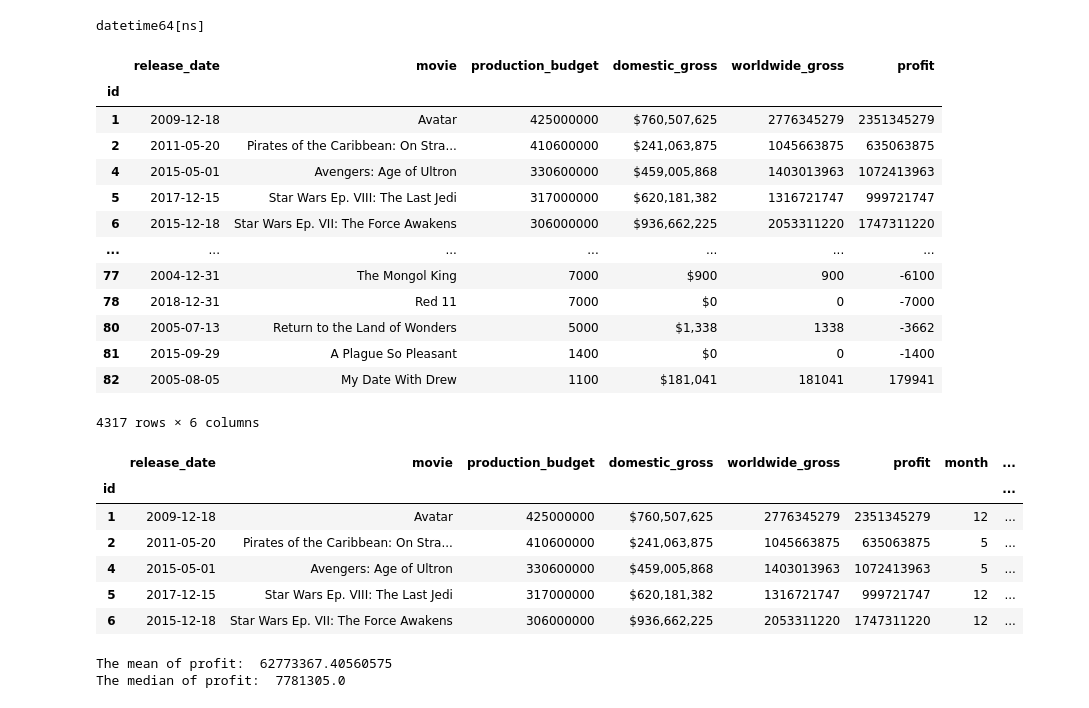
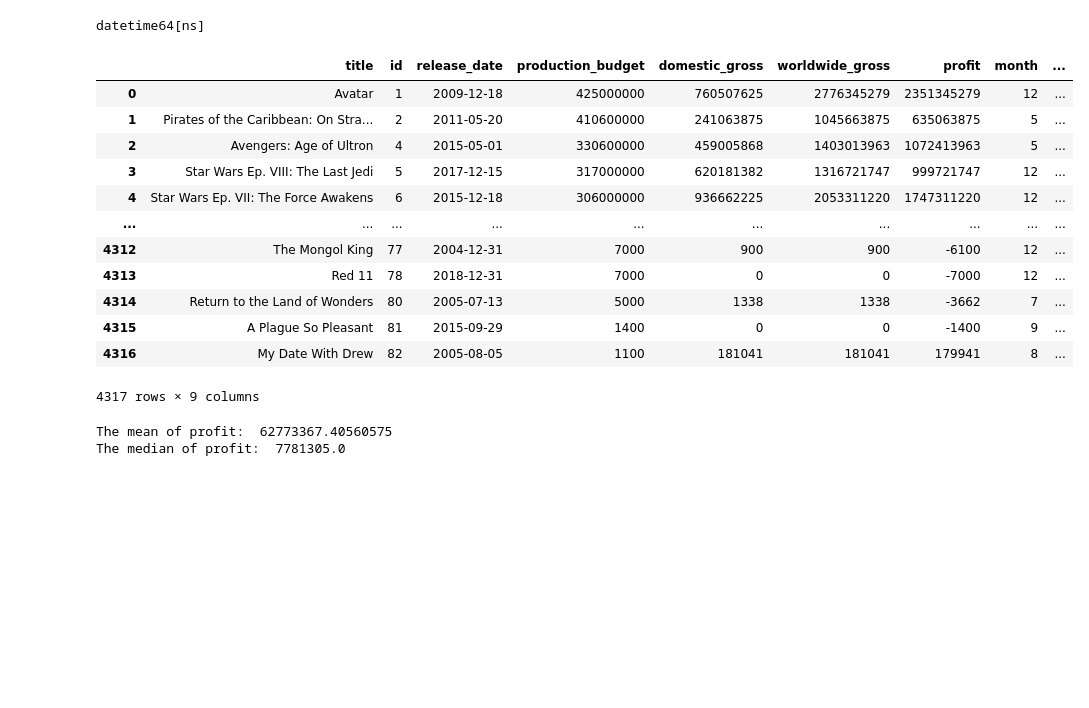
Before and after one commit to linhmai19/movie_revenue_hypothesis_testing, a Jupyter notebook: Q1_release_date_effect.ipynb, the cells around one changed output. Saved outputs shown, nothing was run; the diff lists cells and outputs as text; code cells hidden in the pictures; blank space fills up the shorter version.

Commit message:
Modified Q1-release date effects

```diff
--- a/release_date_effect.ipynb
+++ b/Q1_release_date_effect.ipynb
@@ -34 +14,4 @@ tn_budget = pd.read_csv('data/tn.movie_budgets.csv')
+# %%
+tmdb_movie = pd.read_csv('data/cleaned_tmdb_movie.csv')
+tn_budget = pd.read_csv('data/cleaned_tn_budget.csv')
 # %% [markdown]
@@ -270,11 +112,0 @@ from numpy import int64
-# %%
-#Remove the '$' sign and comma ',' and change the type to int for production_budget and worldwide_gross columns
-tn_budget['production_budget'] = tn_budget['production_budget'].str.replace('$','').str.replace(',','').astype(int64)
-tn_budget['worldwide_gross'] = tn_budget['worldwide_gross'].str.replace('$','').str.replace(',','')
-# %%
-#change the type of worldwide_gross separately to confirm the change and preview the change
-tn_budget['worldwide_gross'] = tn_budget['worldwide_gross'].astype(int64)
-# %%
-#Calculate the profit from production_budget and worldwide_gross and store it to a new column named 'profit'
-tn_budget['profit'] = (tn_budget['worldwide_gross'] - tn_budget['production_budget'])
-tn_budget['profit'] = tn_budget['profit'].astype(int64)
@@ -299,38 +121,24 @@ tn_budget['release_date'] = pd.to_datetime(tn_budget['release_date'])
 print(tn_budget['release_date'].dtype)
 # %% [output]
 datetime64[ns]
-# %%
-#Choose only recent movies: from 2000 to 2018
-movies_from_2000_2018_b = tn_budget[(tn_budget['release_date'] > '2000-01-01')
-                                      & (tn_budget['release_date'] <= '2018-12-31')].copy()
-movies_from_2000_2018_b
-# %% [output]
-|  | release_date | movie | production_budget | domestic_gross | worldwide_gross | profit |
-| id |  |  |  |  |  |  |
-| 1 | 2009-12-18 | Avatar | 425000000 | $760,507,625 | 2776345279 | 2351345279 |
-| 2 | 2011-05-20 | Pirates of the Caribbean: On Stra... | 410600000 | $241,063,875 | 1045663875 | 635063875 |
-| 4 | 2015-05-01 | Avengers: Age of Ultron | 330600000 | $459,005,868 | 1403013963 | 1072413963 |
-| 5 | 2017-12-15 | Star Wars Ep. VIII: The Last Jedi | 317000000 | $620,181,382 | 1316721747 | 999721747 |
-| 6 | 2015-12-18 | Star Wars Ep. VII: The Force Awakens | 306000000 | $936,662,225 | 2053311220 | 1747311220 |
-| ... | ... | ... | ... | ... | ... | ... |
-| 77 | 2004-12-31 | The Mongol King | 7000 | $900 | 900 | -6100 |
-| 78 | 2018-12-31 | Red 11 | 7000 | $0 | 0 | -7000 |
-| 80 | 2005-07-13 | Return to the Land of Wonders | 5000 | $1,338 | 1338 | -3662 |
-| 81 | 2015-09-29 | A Plague So Pleasant | 1400 | $0 | 0 | -1400 |
-| 82 | 2005-08-05 | My Date With Drew | 1100 | $181,041 | 181041 | 179941 |
-4317 rows × 6 columns
 # %%
-#Extract the release month information and its day of the week from the release_date
-movies_from_2000_2018_b['month'] = pd.DatetimeIndex(movies_from_2000_2018_b['release_date']).month
-movies_from_2000_2018_b['day_of_week'] = movies_from_2000_2018_b['release_date'].dt.day_name()
-movies_from_2000_2018_b.head()
+# Extract the release month information and its day of the week from the release_date
+tn_budget['month'] = pd.DatetimeIndex(tn_budget['release_date']).month
+tn_budget['day_of_week'] = tn_budget['release_date'].dt.day_name()
+tn_budget
 # %% [output]
-|  | release_date | movie | production_budget | domestic_gross | worldwide_gross | profit | month | ... |
-| id |  |  |  |  |  |  |  | ... |
-| 1 | 2009-12-18 | Avatar | 425000000 | $760,507,625 | 2776345279 | 2351345279 | 12 | ... |
-| 2 | 2011-05-20 | Pirates of the Caribbean: On Stra... | 410600000 | $241,063,875 | 1045663875 | 635063875 | 5 | ... |
-| 4 | 2015-05-01 | Avengers: Age of Ultron | 330600000 | $459,005,868 | 1403013963 | 1072413963 | 5 | ... |
-| 5 | 2017-12-15 | Star Wars Ep. VIII: The Last Jedi | 317000000 | $620,181,382 | 1316721747 | 999721747 | 12 | ... |
-| 6 | 2015-12-18 | Star Wars Ep. VII: The Force Awakens | 306000000 | $936,662,225 | 2053311220 | 1747311220 | 12 | ... |
+|  | title | id | release_date | production_budget | domestic_gross | worldwide_gross | profit | month | ... |
+| 0 | Avatar | 1 | 2009-12-18 | 425000000 | 760507625 | 2776345279 | 2351345279 | 12 | ... |
+| 1 | Pirates of the Caribbean: On Stra... | 2 | 2011-05-20 | 410600000 | 241063875 | 1045663875 | 635063875 | 5 | ... |
+| 2 | Avengers: Age of Ultron | 4 | 2015-05-01 | 330600000 | 459005868 | 1403013963 | 1072413963 | 5 | ... |
+| 3 | Star Wars Ep. VIII: The Last Jedi | 5 | 2017-12-15 | 317000000 | 620181382 | 1316721747 | 999721747 | 12 | ... |
+| 4 | Star Wars Ep. VII: The Force Awakens | 6 | 2015-12-18 | 306000000 | 936662225 | 2053311220 | 1747311220 | 12 | ... |
+| ... | ... | ... | ... | ... | ... | ... | ... | ... | ... |
+| 4312 | The Mongol King | 77 | 2004-12-31 | 7000 | 900 | 900 | -6100 | 12 | ... |
+| 4313 | Red 11 | 78 | 2018-12-31 | 7000 | 0 | 0 | -7000 | 12 | ... |
+| 4314 | Return to the Land of Wonders | 80 | 2005-07-13 | 5000 | 1338 | 1338 | -3662 | 7 | ... |
+| 4315 | A Plague So Pleasant | 81 | 2015-09-29 | 1400 | 0 | 0 | -1400 | 9 | ... |
+| 4316 | My Date With Drew | 82 | 2005-08-05 | 1100 | 181041 | 181041 | 179941 | 8 | ... |
+4317 rows × 9 columns
 # %%
 #Calculate the mean and the median of profit
```
Also changed, not shown: parts of 31 cells of this notebook, 1 other file.
